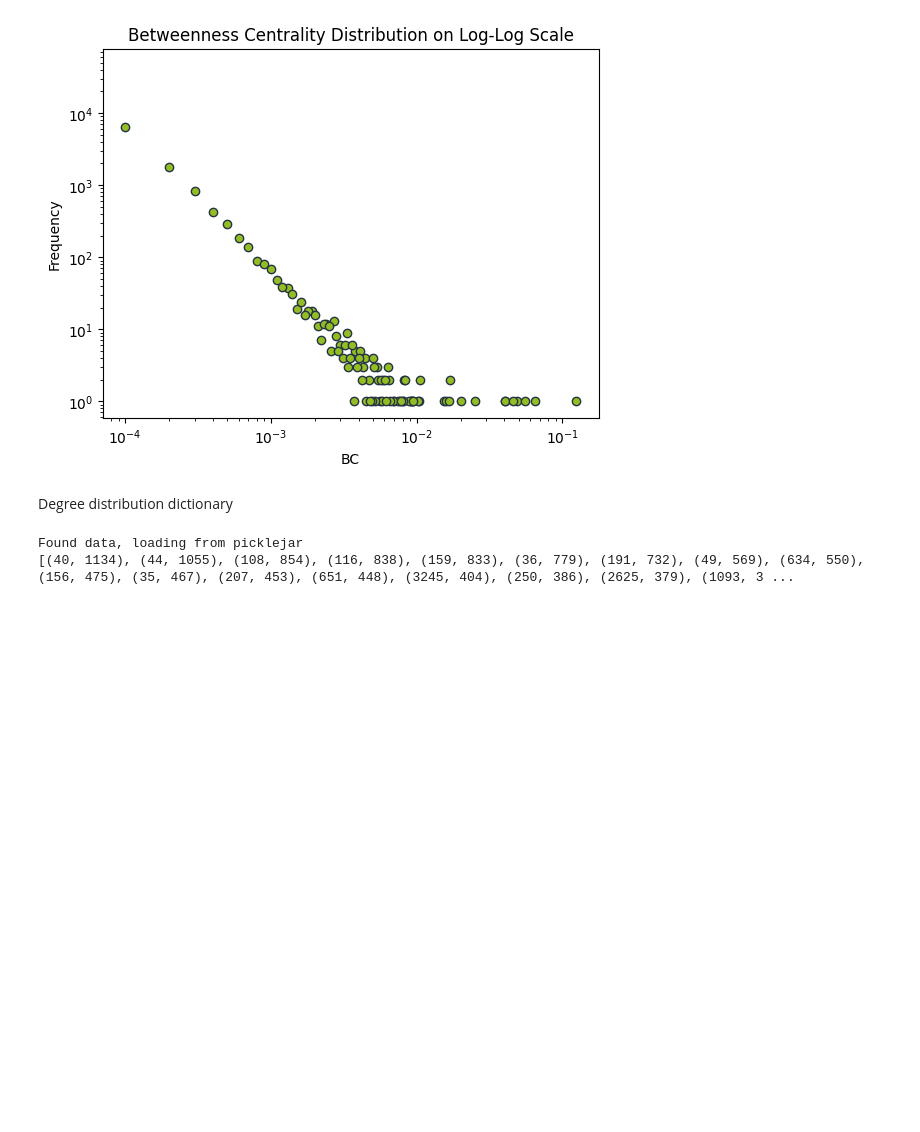
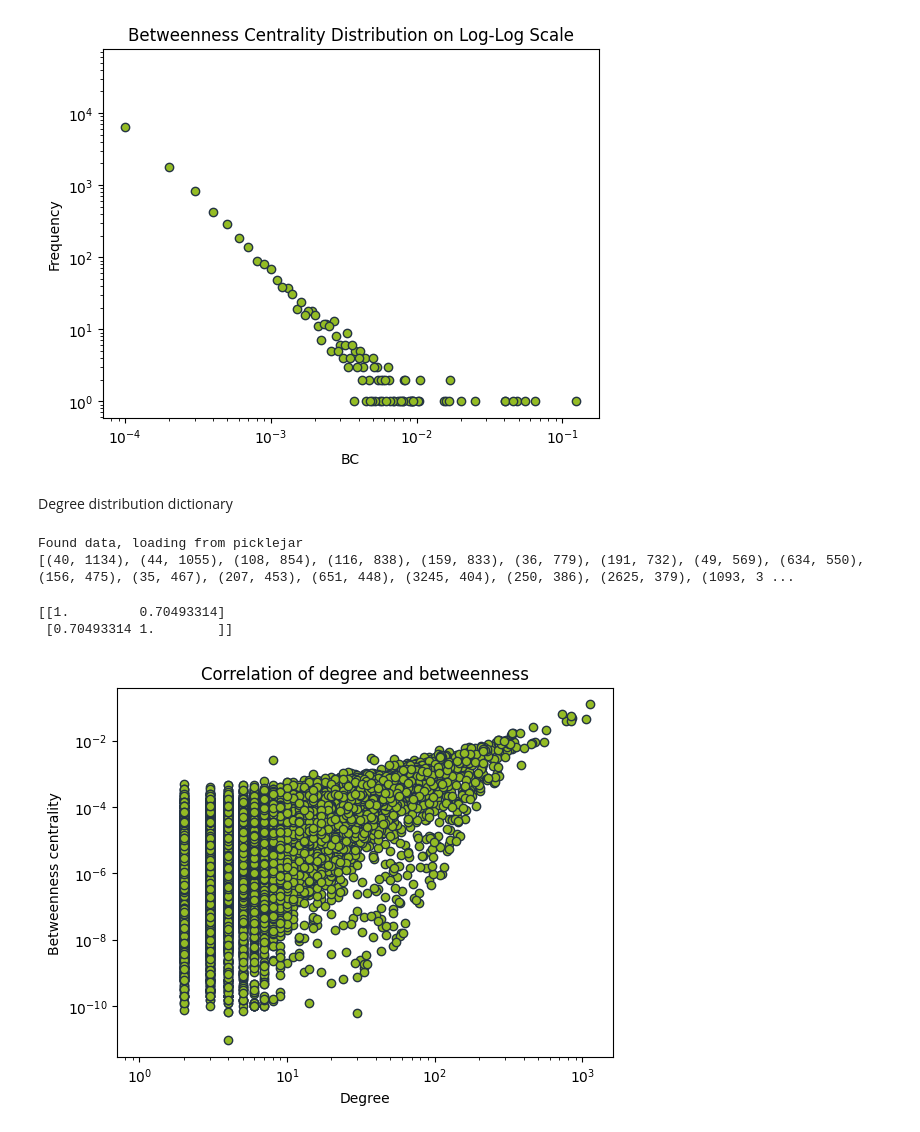
Before and after one commit to NetworkGang/NA-Project, a Jupyter notebook: src/EDA.ipynb, the cells around one changed output. Saved outputs shown, nothing was run; the diff lists cells and outputs as text; code cells hidden in the pictures; blank space fills up the shorter version.

Commit message:
correlation

```diff
--- a/src/EDA.ipynb
+++ b/src/EDA.ipynb
@@ -316,3 +316,29 @@ print(sorted_degree)
 # %% [output]
 Found data, loading from picklejar
 [(40, 1134), (44, 1055), (108, 854), (116, 838), (159, 833), (36, 779), (191, 732), (49, 569), (634, 550), (156, 475), (35, 467), (207, 453), (651, 448), (3245, 404), (250, 386), (2625, 379), (1093, 3 ...
+# %%
+
+import numpy as np
+from numpy.polynomial.polynomial import polyfit
+import matplotlib.pyplot as plt
+
+# Sample data
+x = [i[1] for i in sorted(sorted_degree, key = lambda x: x[0])]
+y = [i[1] for i in lists]
+
+
+plt.scatter(x, y, c=green, edgecolors = navy)
+plt.xscale('log')
+plt.yscale('log')
+plt.xlabel('Degree')
+plt.ylabel('Betweenness centrality')
+plt.title('Correlation of degree and betweenness')
+
+corr = np.corrcoef(x, y)
+plt.savefig(plot_path + 'correlation.svg', format = 'svg')
+print(corr)
+plt.show()
+# %% [output]
+[[1.         0.70493314]
+ [0.70493314 1.        ]]
+[figure, added]
```
Also changed, not shown: 2 other files.
